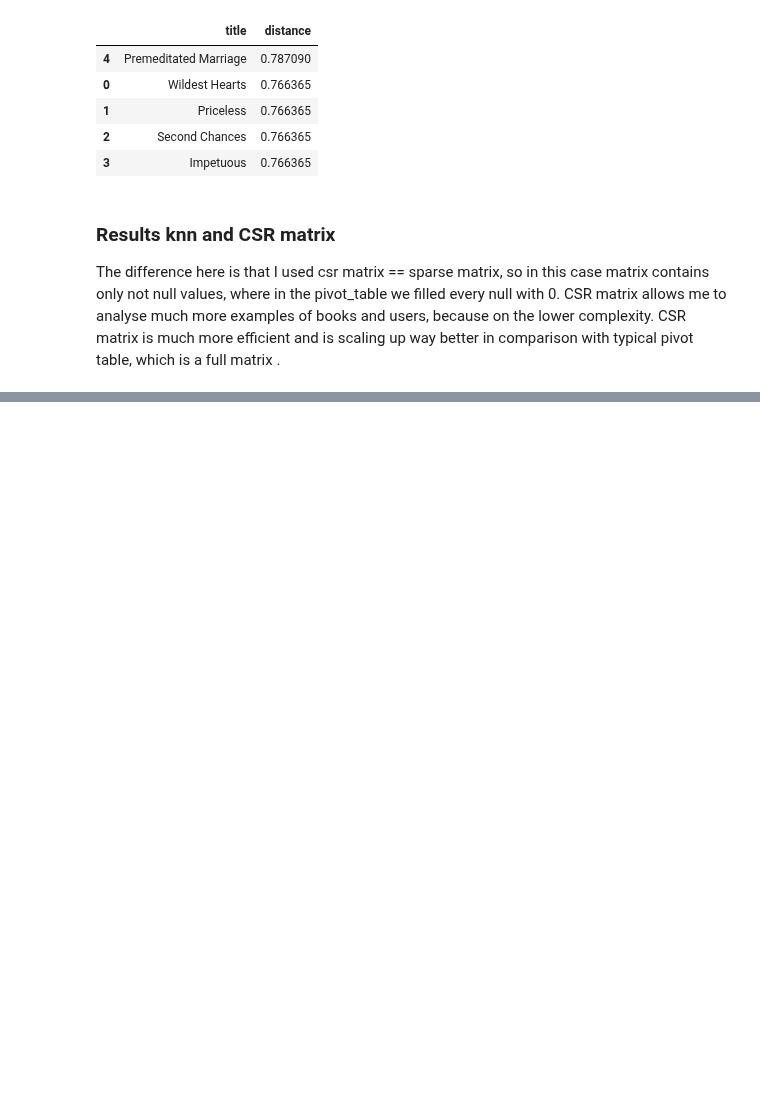
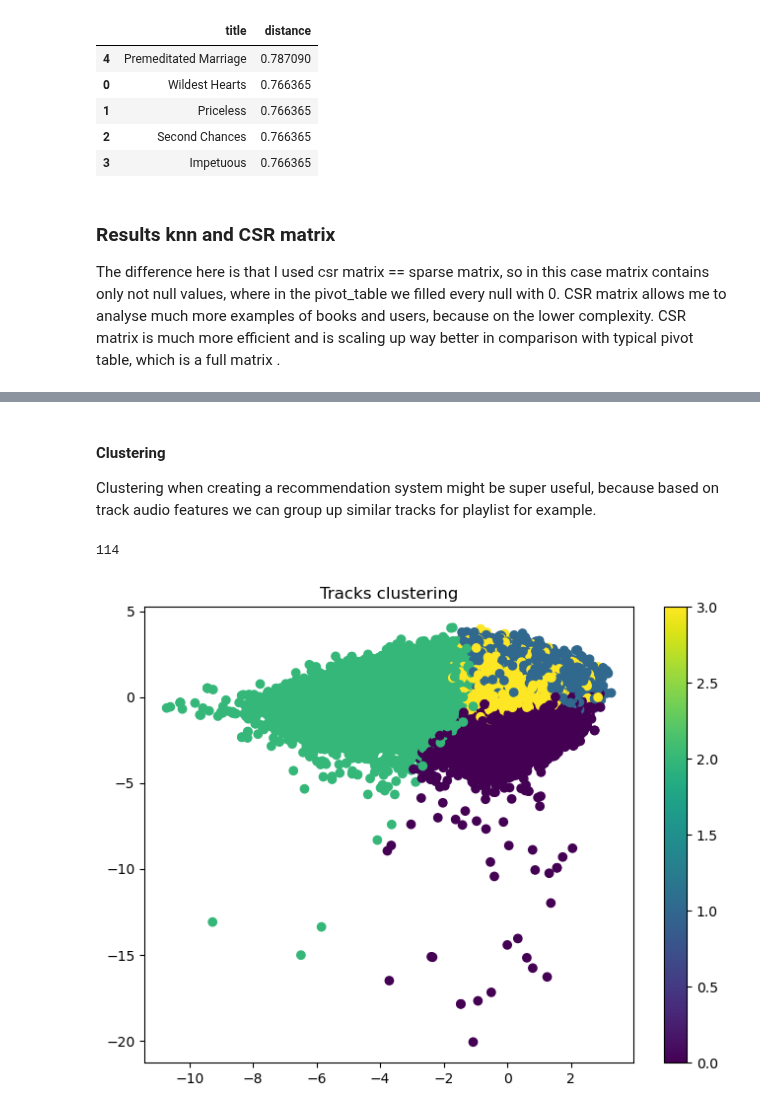
Before and after one commit to adamzulu123/Introduction-to-data-analysis, a Jupyter notebook: RecommenderSystem/Recommender-system.ipynb, the cells around one changed output, grey strips where cells are left out. Cells and saved outputs as stored; diff of their text form; code cells hidden in the pictures; blank space fills up the shorter version.

```diff
--- a/RecommenderSystem/Recommender-system.ipynb
+++ b/RecommenderSystem/Recommender-system.ipynb
@@ -390,0 +449,2 @@ The difference here is that I used csr matrix == sparse matrix, so in this case
+# %%
+spotify_df.dropna(subset=['track_name'], inplace=True)
@@ -390,0 +471,42 @@ The difference here is that I used csr matrix == sparse matrix, so in this case
+# %% [markdown]
+#### Clustering
+
+Clustering when creating a recommendation system might be super useful, because based on track audio features we can group up similar tracks for playlist for example.
+# %%
+num_unique_genres = spotify_df['track_genre'].nunique()
+print(num_unique_genres)
+# %% [output]
+114
+# %%
+#numeric values for clustering
+spotify_df_for_clustering = spotify_df[['danceability', 'energy', 'loudness', 'tempo',
+                                        'speechiness', 'acousticness', 'instrumentalness',
+                                        'liveness', 'valence', 'popularity', 'duration_ms',
+                                        'key', 'mode', 'time_signature']].copy()
+# %%
+from sklearn.preprocessing import StandardScaler
+
+scaler = StandardScaler()
+spotify_scaled = scaler.fit_transform(spotify_df_for_clustering)
+# %%
+from sklearn.cluster import KMeans
+
+K_means = KMeans(n_clusters=4, random_state=40)
+spotify_clusters = K_means.fit_predict(spotify_scaled)
+
+spotify_df_for_clustering['cluster'] = spotify_clusters
+# %%
+import matplotlib.pyplot as plt
+from sklearn.decomposition import PCA
+
+pca = PCA(n_components=2)
+pca_components = pca.fit_transform(spotify_scaled)
+
+#cluster visualisation
+plt.figure(figsize=(8, 6))
+plt.scatter(pca_components[:, 0], pca_components[:, 1], c=spotify_clusters, cmap='viridis', alpha=1)
+plt.colorbar()
+plt.title("Tracks clustering")
+plt.show()
+# %% [output]
+[figure, added]
```
Also changed, not shown: parts of 15 cells of this notebook.
